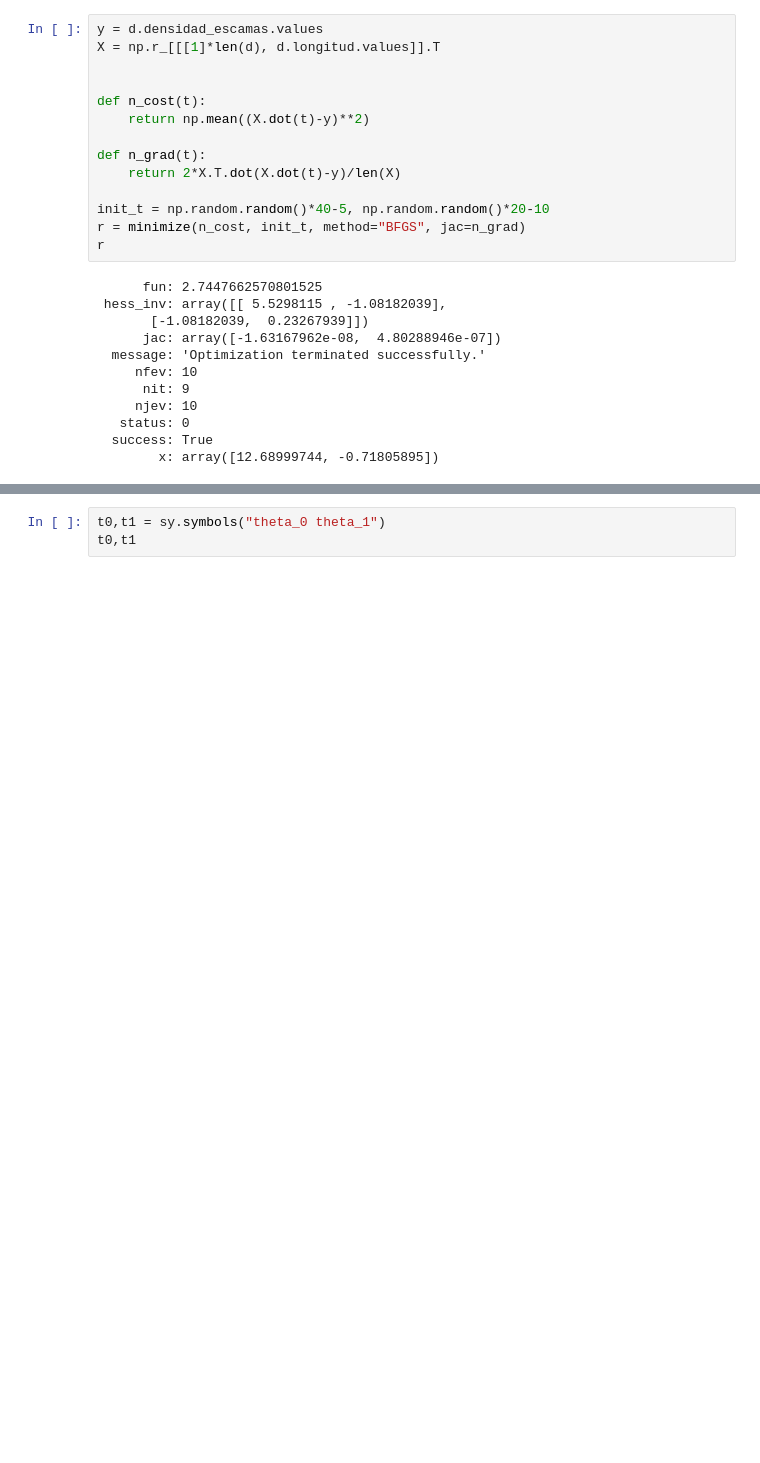
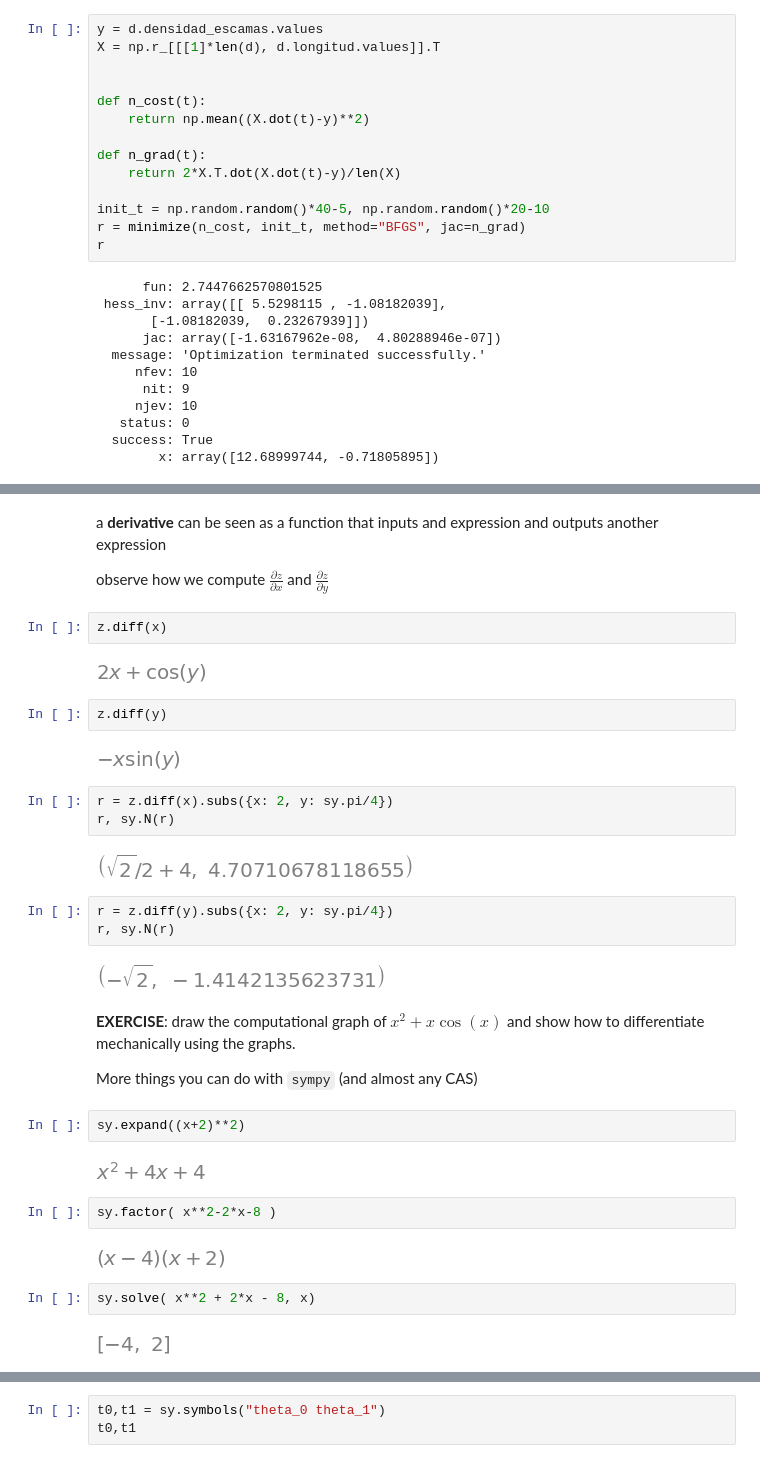
Before and after one commit to rramosp/2020.deeplearning, a Jupyter notebook: U3.01 - Designing ML algorithms assisted by a symbolic computing library.ipynb, the cells around one changed output, grey strips where cells are left out. Saved outputs shown, nothing was run; the diff lists cells and outputs as text; blank space fills up the shorter version.

```diff
--- a/U3.01 - Designing ML algorithms assisted by a symbolic computing library.ipynb
+++ b/U3.01 - Designing ML algorithms assisted by a symbolic computing library.ipynb
@@ -95,0 +115,38 @@ r
+# %% [markdown]
+a **derivative** can be seen as a function that inputs and expression and outputs another expression
+
+observe how we compute $\frac{\partial z}{\partial x}$ and $\frac{\partial z}{\partial y}$
+# %%
+z.diff(x)
+# %% [output]
+[figure, added]
+# %%
+z.diff(y)
+# %% [output]
+[figure, added]
+# %%
+r = z.diff(x).subs({x: 2, y: sy.pi/4})
+r, sy.N(r)
+# %% [output]
+[figure, added]
+# %%
+r = z.diff(y).subs({x: 2, y: sy.pi/4})
+r, sy.N(r)
+# %% [output]
+[figure, added]
+# %% [markdown]
+**EXERCISE**: draw the computational graph of $x^2+x\cos(x)$ and show how to differentiate mechanically using the graphs.
+
+More things you can do with `sympy` (and almost any CAS)
+# %%
+sy.expand((x+2)**2)
+# %% [output]
+[figure, added]
+# %%
+sy.factor( x**2-2*x-8 )
+# %% [output]
+[figure, added]
+# %%
+sy.solve( x**2 + 2*x - 8, x)
+# %% [output]
+[figure, added]
```
Also changed, not shown: parts of 26 cells of this notebook.
